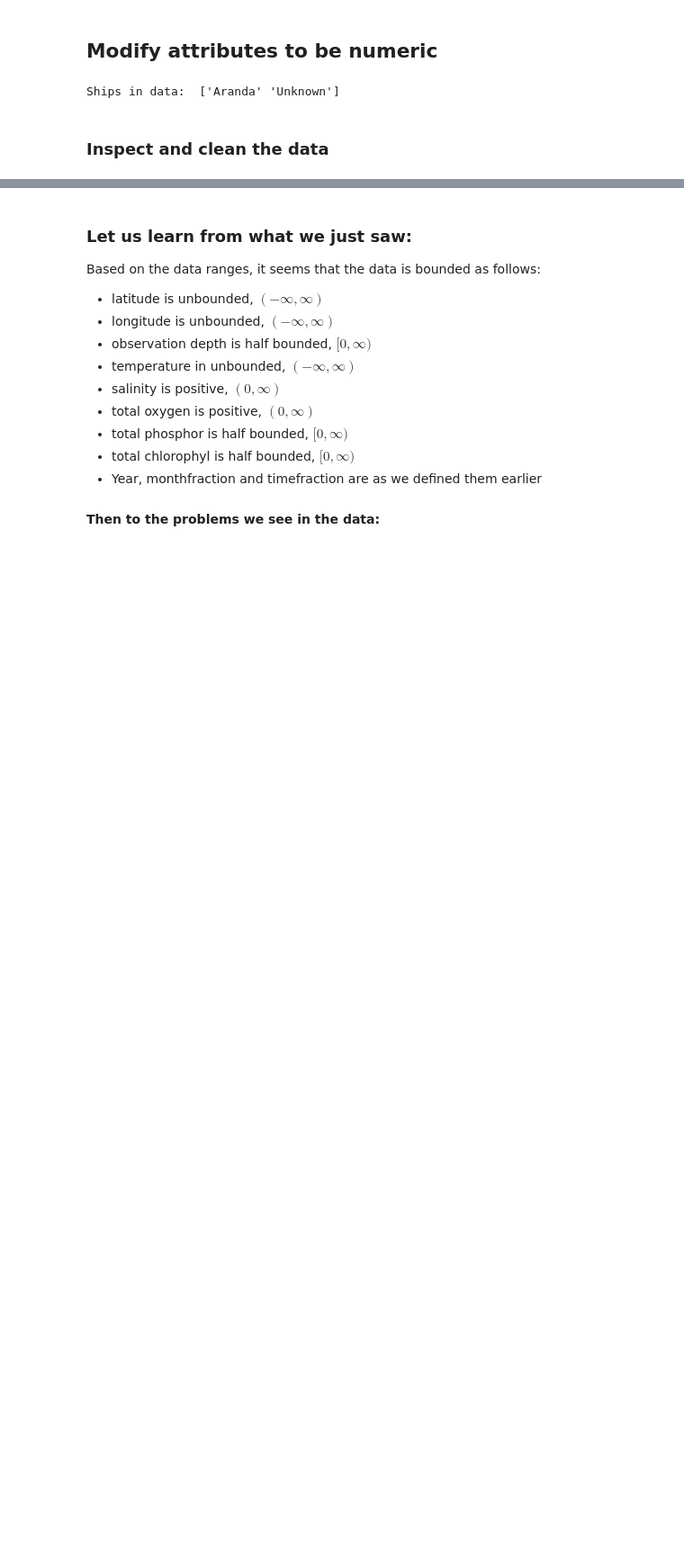
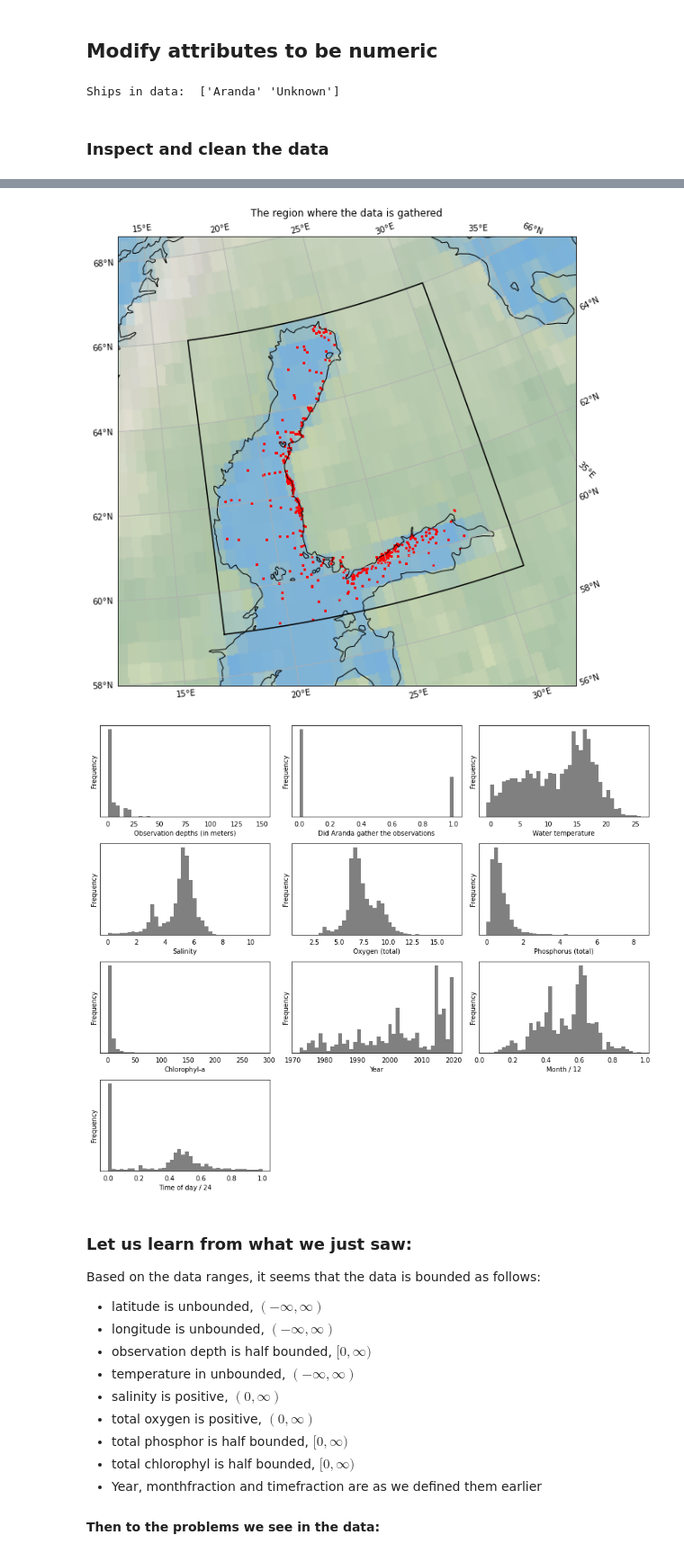
Before and after one commit to esiivola/syke-machine-learning-course, a Jupyter notebook: Lesson1-2.ipynb, the cells around one changed output, grey strips where cells are left out. Shown: that part at 90% size. Saved outputs shown, nothing was run; the diff lists cells and outputs as text; code cells hidden in the pictures; blank space fills up the shorter version.

```diff
--- a/ML-course.ipynb
+++ b/Lesson1-2.ipynb
@@ -307,0 +360,12 @@ plt.show()
+# %%
+# First, define the bounds of the data
+params = {'latBegin':'59.00000', 'latEnd':'66.00000',
+          'lonBegin':'17.00000', 'lonEnd':'31.00000',
+          'dateBegin':'1950-01-01', 'dateEnd':'2021-12-31'}
+
+bounding_box = [float(params['lonBegin']), float(params['latBegin']), float(params['lonEnd']), float(params['latEnd'])]
+
+#We have "Wrapped" plotting stuff inside file plotting_utils.py, take a look at the code if you are interested
+_ = plotting_utils.plot_region_in_map(bounding_box,
+                                      bounding_box_context=plotting_utils.BOUNDS_BALTIC_SEA,
+                                      title="The region where the data is gathered")
@@ -459,0 +464,23 @@ max        1.0  2020.0       0.971957           0.998611
+# %%
+print("The minimums, medians and maximums of each feature and the measurements")
+print(data_frame_numeric.describe())
+
+# See the details of the plotting functions in
+plotting_utils.scatterplot_in_map(data_frame_numeric['LONGITUDE'],
+                                  data_frame_numeric['LATITUDE'],
+                                  bounding_box=bounding_box,
+                                  bounding_box_context=plotting_utils.BOUNDS_NORTHERN_BALTIC_SEA,
+                                  c='red', s=3, title="The region where the data is gathered")
+
+plotting_utils.plot_histograms(data_frame_numeric,
+                               plotted_columns=[('OBSDEP', "Observation depths (in meters)"),
+                                                ('ARANDA', "Did Aranda gather the observations"),
+                                                ('TEMP', "Water temperature"),
+                                                ('SALIN', "Salinity"),
+                                                ('TOTOXY', "Oxygen (total)"),
+                                                ('TOTP', "Phosphorus (total)"),
+                                                ('CHL', "Chlorophyl-a"),
+                                                ('YEAR', "Year"),
+                                                ('MONTHFRACTION', "Month / 12"),
+                                                ('TIMEOFDAYFRACTION', "Time of day / 24")], ncols=3)
+# %% [output]
@@ -460,3 +504,5 @@ max        1.0  2020.0       0.971957           0.998611
+[figure, added]
+[figure, added]
 # %% [markdown]
 ### Let us learn from what we just saw:
 
```
Also changed, not shown: parts of 35 cells of this notebook, 1 other file.
